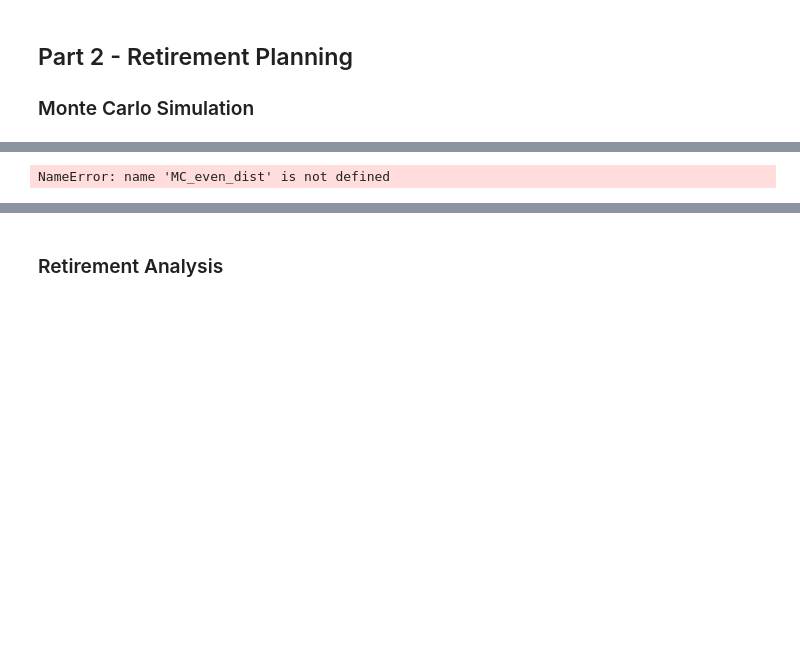
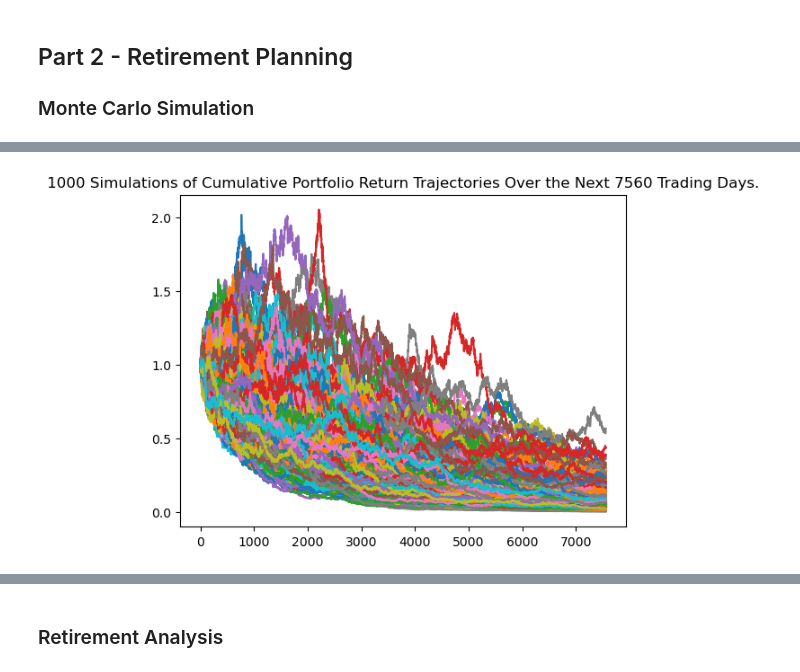
Before and after one commit to LeandroHugo/Mod5-cFP, a Jupyter notebook: Instructions Mod5/Starter_Code/financial-planner.ipynb, the cells around one changed output, grey strips where cells are left out. Drawn from its saved outputs; the diff is of its cells as text; code cells hidden in the pictures; blank space fills up the shorter version.

```diff
--- a/Instructions Mod5/Starter_Code/financial-planner.ipynb
+++ b/Instructions Mod5/Starter_Code/financial-planner.ipynb
@@ -222,8 +222,8 @@ df_stock_data.head()
 | 2022-04-01 04:00:00+00:00 | 106.35 | 106.9500 | 106.250 | 106.75 | 11579091 | 40126 | 106.667931 | 453.31 | 453.460 | 449.140 | ... |
 # %%
 # Configuring a Monte Carlo simulation to forecast 30 years cumulative returns
-My_thirty_year_simulation = MCSimulation(
-	portfolio_data = df_ticker,
+mc_thirty_year = MCSimulation(
+	portfolio_data = df_stock_data,
 	weights = [.40, .60],
 	num_simulation = 1000,
 	num_trading_days = 252*30
@@ -239,7 +288,7 @@ IndexError: Too many levels: Index has only 1 level, not 2
 # %%
 # Plot simulation outcomes
-line_plot = MC_even_dist.plot_simulation()
+line_plot = mc_thirty_year.plot_simulation()
 # %% [output]
-NameError: name 'MC_even_dist' is not defined
+[figure, added]
 # %%
 # Plot probability distribution and confidence intervals
```
Also changed, not shown: parts of 7 cells of this notebook.
